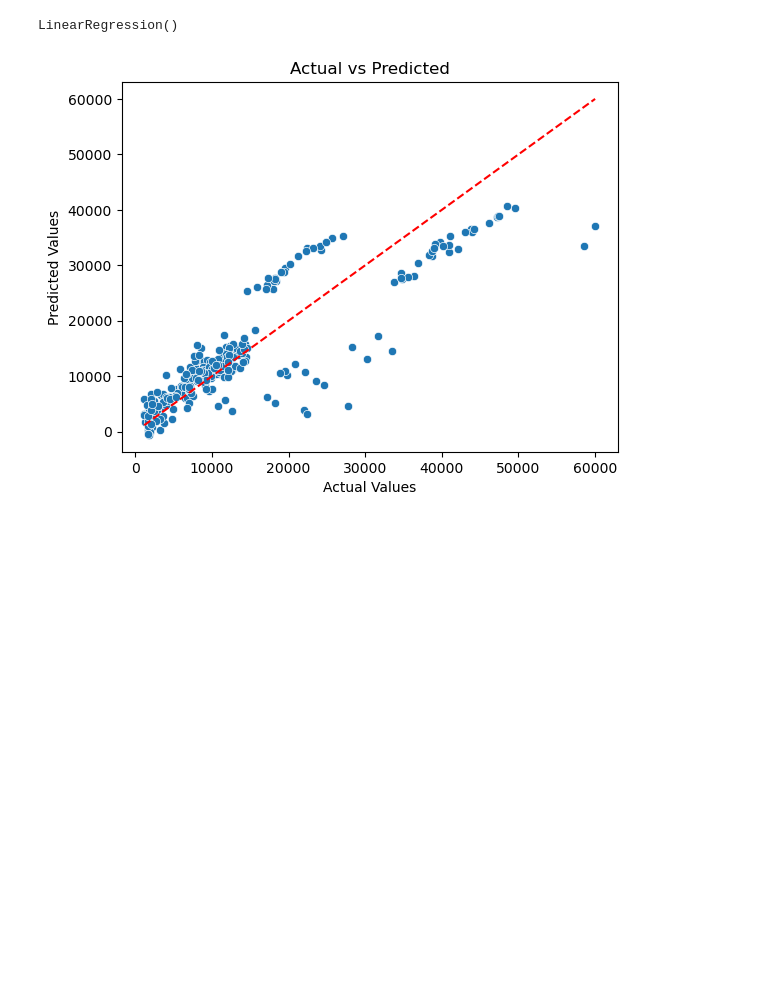
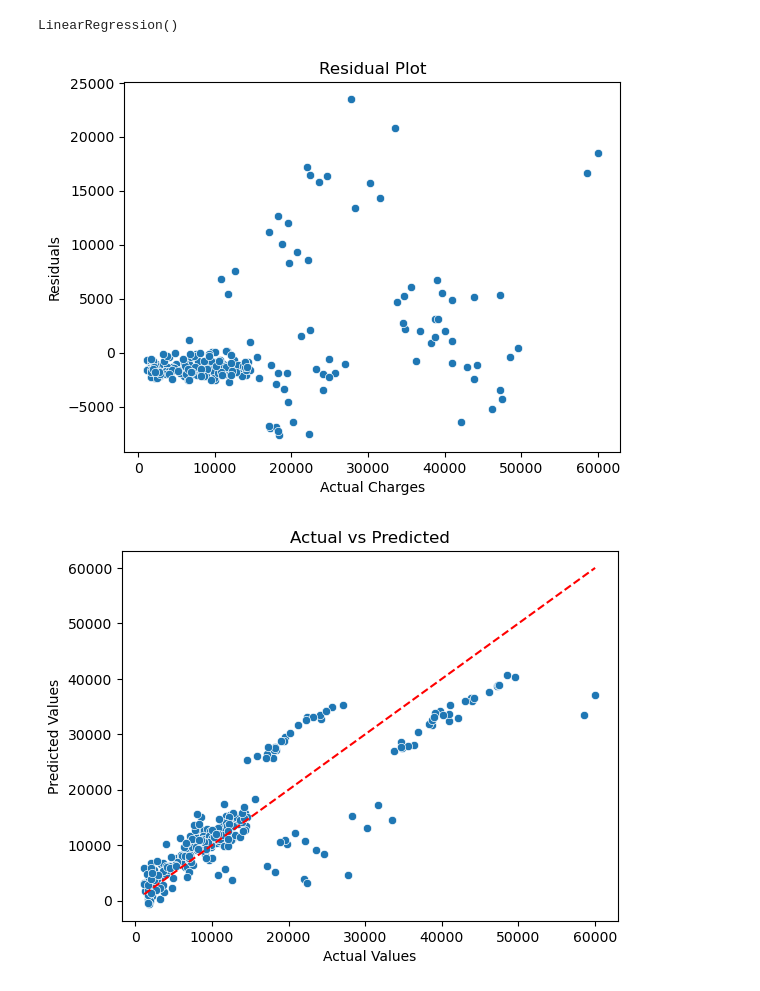
Before and after one commit to aposs1917/Medical-insurance-payout, a Jupyter notebook: medical insurance payout.ipynb, the cells around one changed output. Saved outputs shown, nothing was run; the diff lists cells and outputs as text; code cells hidden in the pictures; blank space fills up the shorter version.

```diff
--- a/medical insurance payout.ipynb
+++ b/medical insurance payout.ipynb
@@ -134,6 +134,14 @@ X_dummies.head()
 X=pd.concat([X_numerical,X_dummies],axis=1)
 # %%
 X_train, X_test, y_train, y_test = train_test_split(X, y, test_size=0.2, random_state=1)
+# %%
+def res_plot(y_test,y_pred):
+    residuals = y_test - y_pred
+    sns.scatterplot(x=y_test, y=residuals)
+    plt.xlabel("Actual Charges")
+    plt.ylabel("Residuals")
+    plt.title("Residual Plot")
+    plt.show()
 # %%
 model=linear_regression=LinearRegression()
 # %%
@@ -142,6 +150,10 @@ model.fit(X_train,y_train)
 LinearRegression()
 # %%
 y_pred = model.predict(X_test)
+# %%
+res_plot(y_test,y_pred)
+# %% [output]
+[figure, added]
 # %%
 import matplotlib.pyplot as plt
 
```
Also changed, not shown: parts of 1 cell of this notebook.
